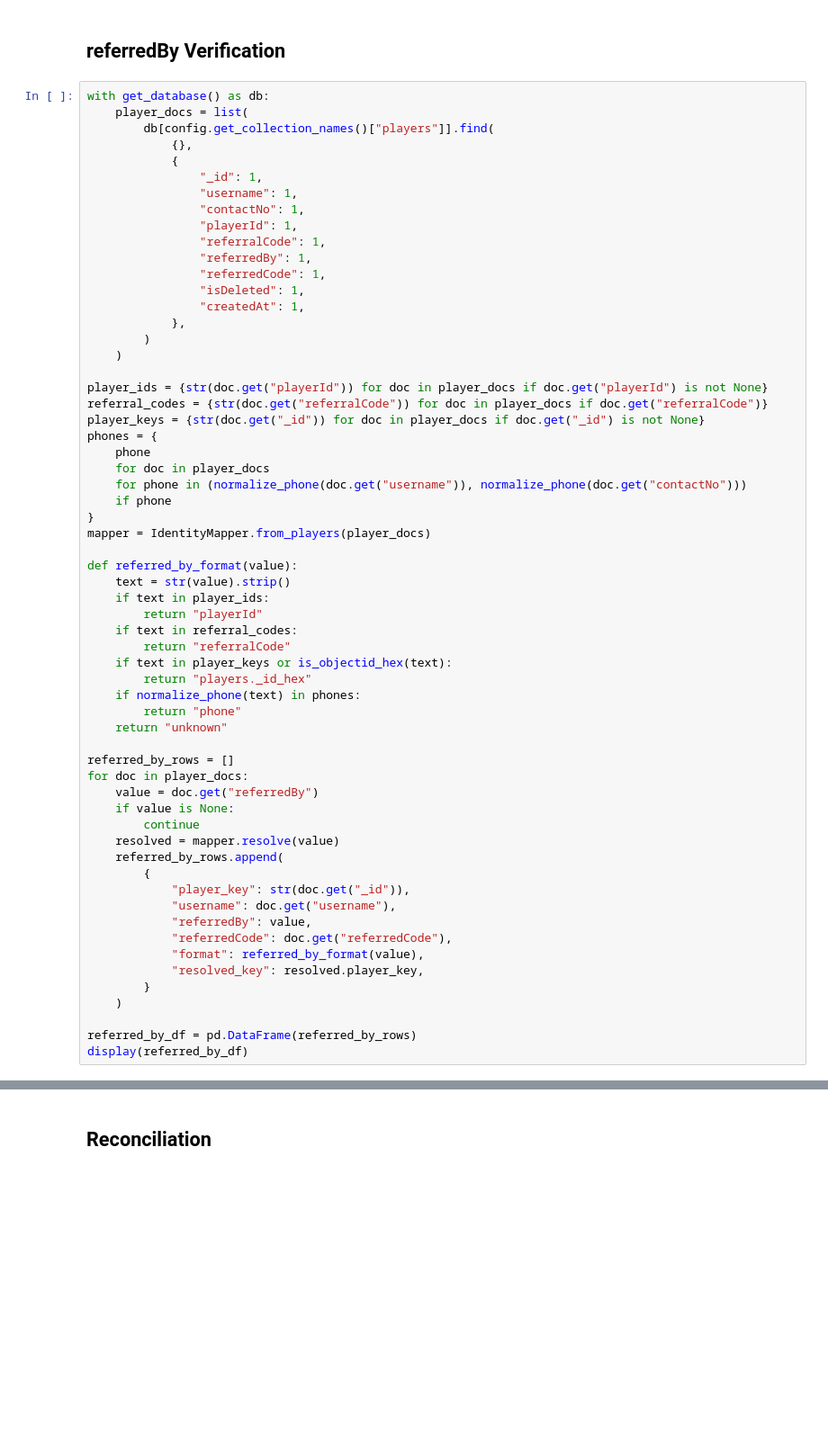
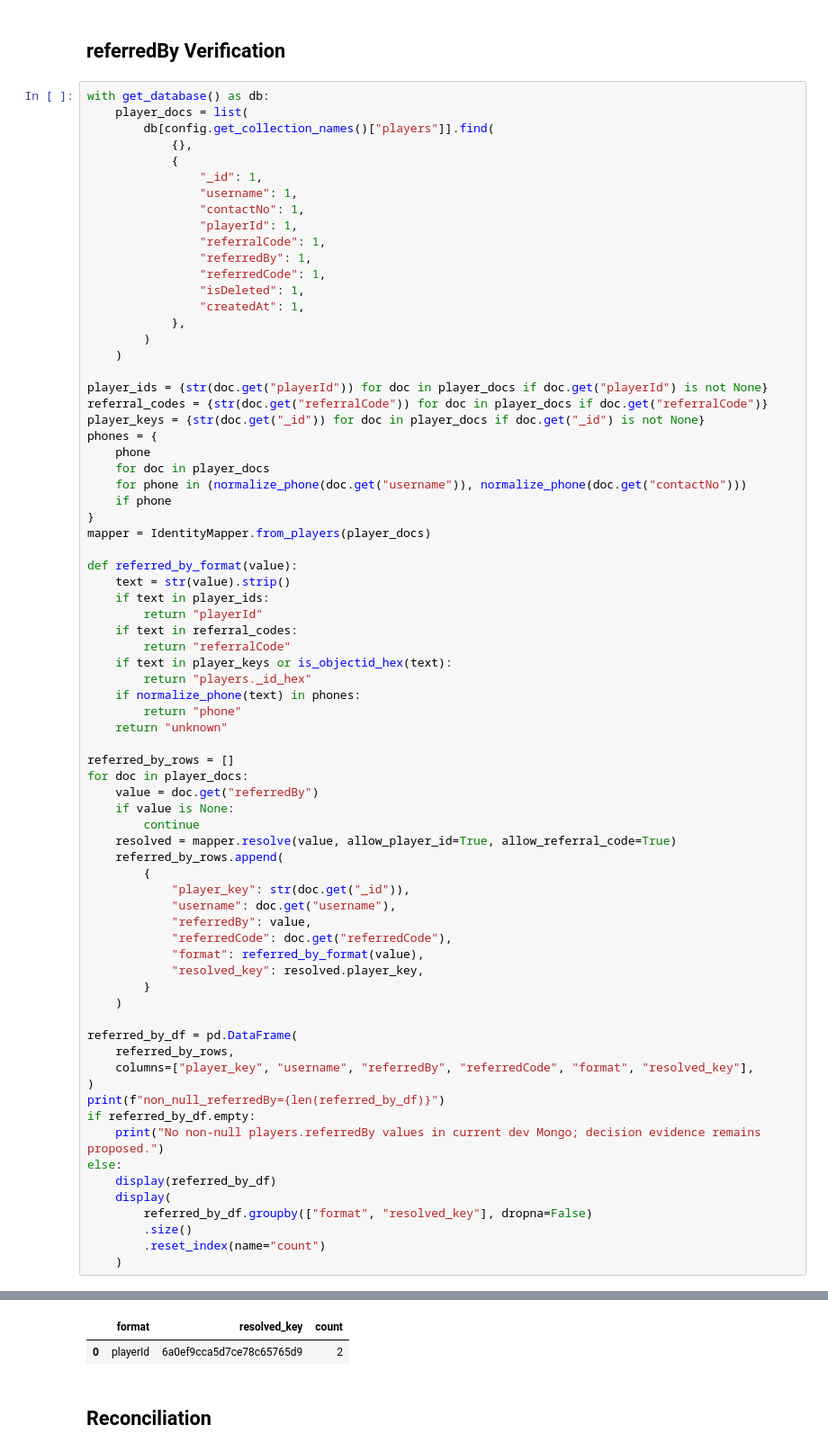
Before and after one commit to AyushDubeyaquagaming/Fraud-Detection-FS-Book, a Jupyter notebook: notebooks/02_flatten.ipynb, the cells around one changed output, grey strips where cells are left out. Shown at 90% size. Cells and saved outputs as stored; diff of their text form; blank space fills up the shorter version.

```diff
--- a/notebooks/02_flatten.ipynb
+++ b/notebooks/02_flatten.ipynb
@@ -263,7 +371,7 @@ for doc in player_docs:
     value = doc.get("referredBy")
     if value is None:
         continue
-    resolved = mapper.resolve(value)
+    resolved = mapper.resolve(value, allow_player_id=True, allow_referral_code=True)
     referred_by_rows.append(
         {
             "player_key": str(doc.get("_id")),
@@ -275,6 +383,18 @@ for doc in player_docs:
         }
     )
 
-referred_by_df = pd.DataFrame(referred_by_rows)
-display(referred_by_df)
+referred_by_df = pd.DataFrame(
+    referred_by_rows,
+    columns=["player_key", "username", "referredBy", "referredCode", "format", "resolved_key"],
+)
+print(f"non_null_referredBy={len(referred_by_df)}")
+if referred_by_df.empty:
+    print("No non-null players.referredBy values in current dev Mongo; decision evidence remains proposed.")
+else:
+    display(referred_by_df)
+    display(
+        referred_by_df.groupby(["format", "resolved_key"], dropna=False)
+        .size()
+        .reset_index(name="count")
+    )
 # %% [output]
@@ -281,6 +402,8 @@ display(referred_by_df)
 |  | player_key | username | referredBy | referredCode | format | resolved_key |
 | 0 | 6a0f0df7a5d7ce78c657a62f | 0751212121 | 10003905 | Y6YCDR | playerId | 6a0ef9cca5d7ce78c65765d9 |
 | 1 | 6a14351b6ac0a3933202239e | 0757676767 | 10003905 | Y6YCDR | playerId | 6a0ef9cca5d7ce78c65765d9 |
+|  | format | resolved_key | count |
+| 0 | playerId | 6a0ef9cca5d7ce78c65765d9 | 2 |
 # %% [markdown]
 ## Reconciliation
 # %%
```
Also changed, not shown: parts of 11 cells of this notebook, 6 other files.
